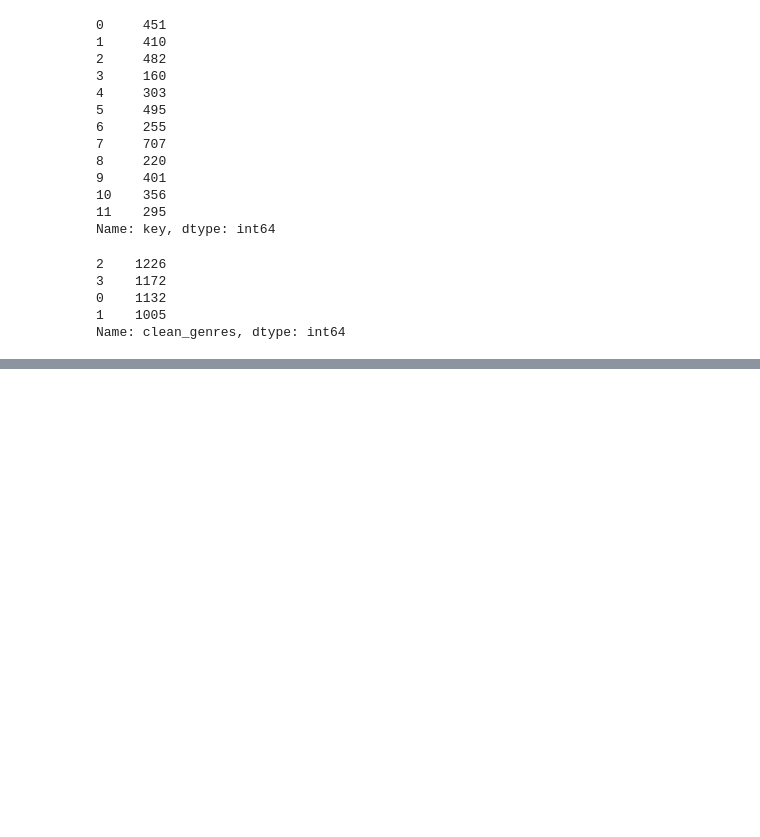
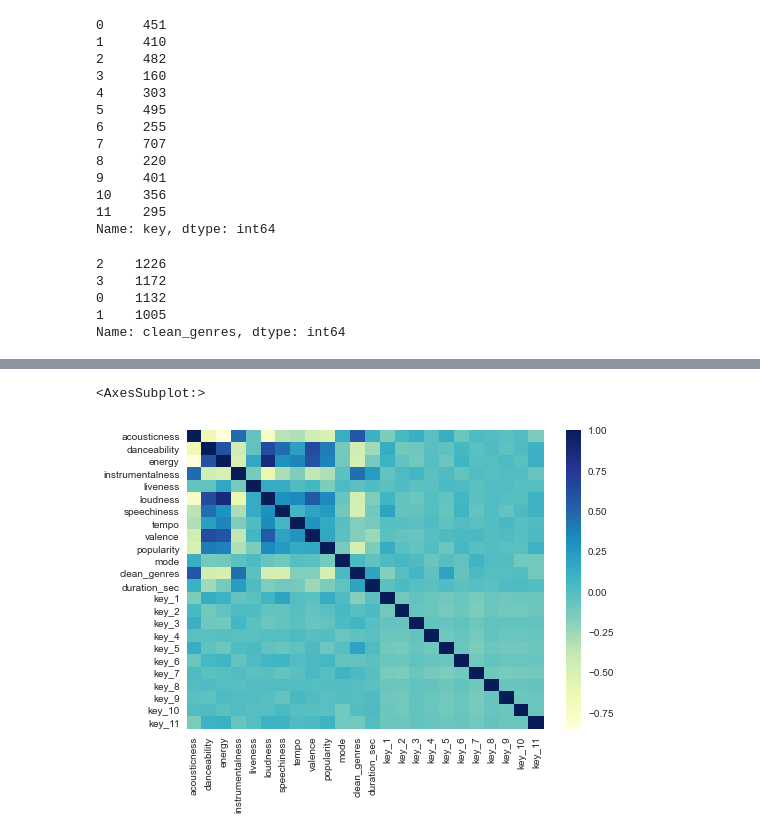
Before and after one commit to JakeAsh22/genre-prediction, a Jupyter notebook: bakeoff.ipynb, the cells around one changed output, grey strips where cells are left out. Cells and saved outputs as stored; diff of their text form; code cells hidden in the pictures; blank space fills up the shorter version.

```diff
--- a/bakeoff.ipynb
+++ b/bakeoff.ipynb
@@ -464,2 +474,7 @@ X
+# %%
+sns.heatmap(genres_df.drop(columns=['rap','country','classical','jazz','duration_ms']).corr(),cmap="YlGnBu")
+# %% [output]
+<AxesSubplot:>
+[figure, added]
 # %%
 X_train, X_test, y_train, y_test = train_test_split(X,y,random_state=42)
```
Also changed, not shown: parts of 24 cells of this notebook, 1 other file.
